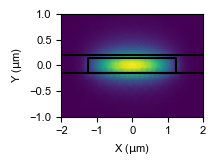
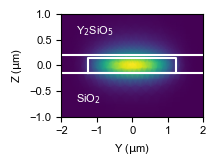
The change to this notebook cell's code, shown as a diff; its figure went from the first image to the second:
--- before
+++ after
@@ -3,15 +3,20 @@
 
 triangulation = tri.Triangulation(x, y, triangles)
-ax.tripcolor(triangulation, data, shading='gouraud', cmap='viridis')
+ax.tripcolor(triangulation, data, shading='gouraud', cmap=cmap)
 
 # make waveguide box
 ax.plot((-wg_width/2, wg_width/2, wg_width/2, -wg_width/2, -wg_width/2),
-         (-wg_height/2, -wg_height/2, wg_height/2, wg_height/2, -wg_height/2), color='k')
+         (-wg_height/2, -wg_height/2, wg_height/2, wg_height/2, -wg_height/2), color=annotation_color)
 # make HSQ top and bottom
-ax.axhline(y=(hsq_height+wg_height/2), color='k')
-ax.axhline(y=-wg_height/2, color='k')
+ax.axhline(y=(hsq_height+wg_height/2), color=annotation_color)
+ax.axhline(y=-wg_height/2, color=annotation_color)
+# make labels
+ax.text(0.1, 0.9, r'Y$_2$SiO$_5$',
+        ha='left', va='top', transform=ax.transAxes, color=annotation_color)
+ax.text(0.1, 0.1, r'SiO$_2$',
+        ha='left', va='bottom', transform=ax.transAxes, color=annotation_color)
 
 ax.set_xlim(-2, 2)
 ax.set_ylim(-1, 1)
-ax.set_xlabel(r'X ($\mathrm{\mu}$m)')
-ax.set_ylabel(r'Y ($\mathrm{\mu}$m)')
+ax.set_xlabel(r'Y ($\mathrm{\mu}$m)')
+ax.set_ylabel(r'Z ($\mathrm{\mu}$m)')

Commit: Add updated figure plots for paper